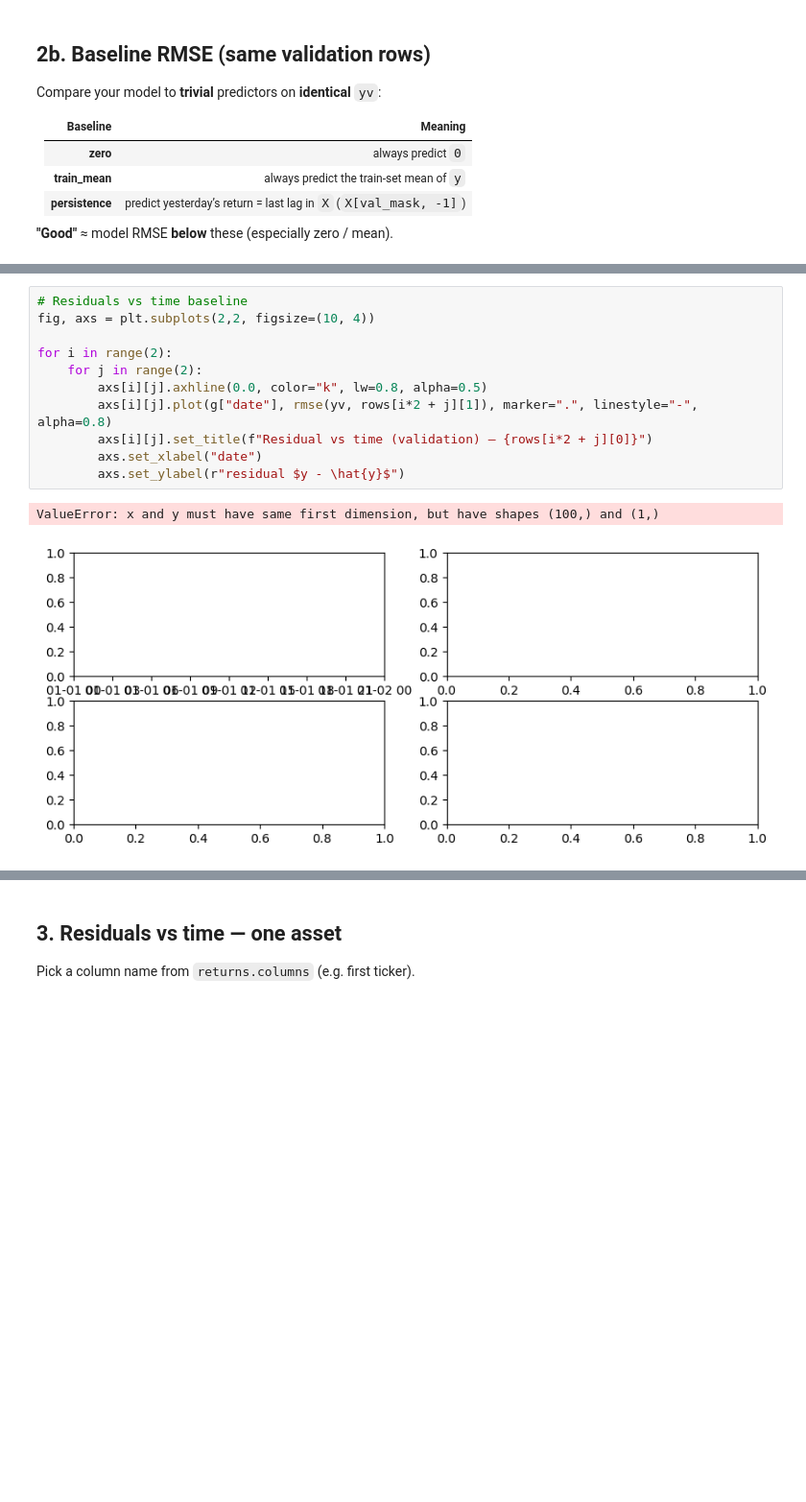
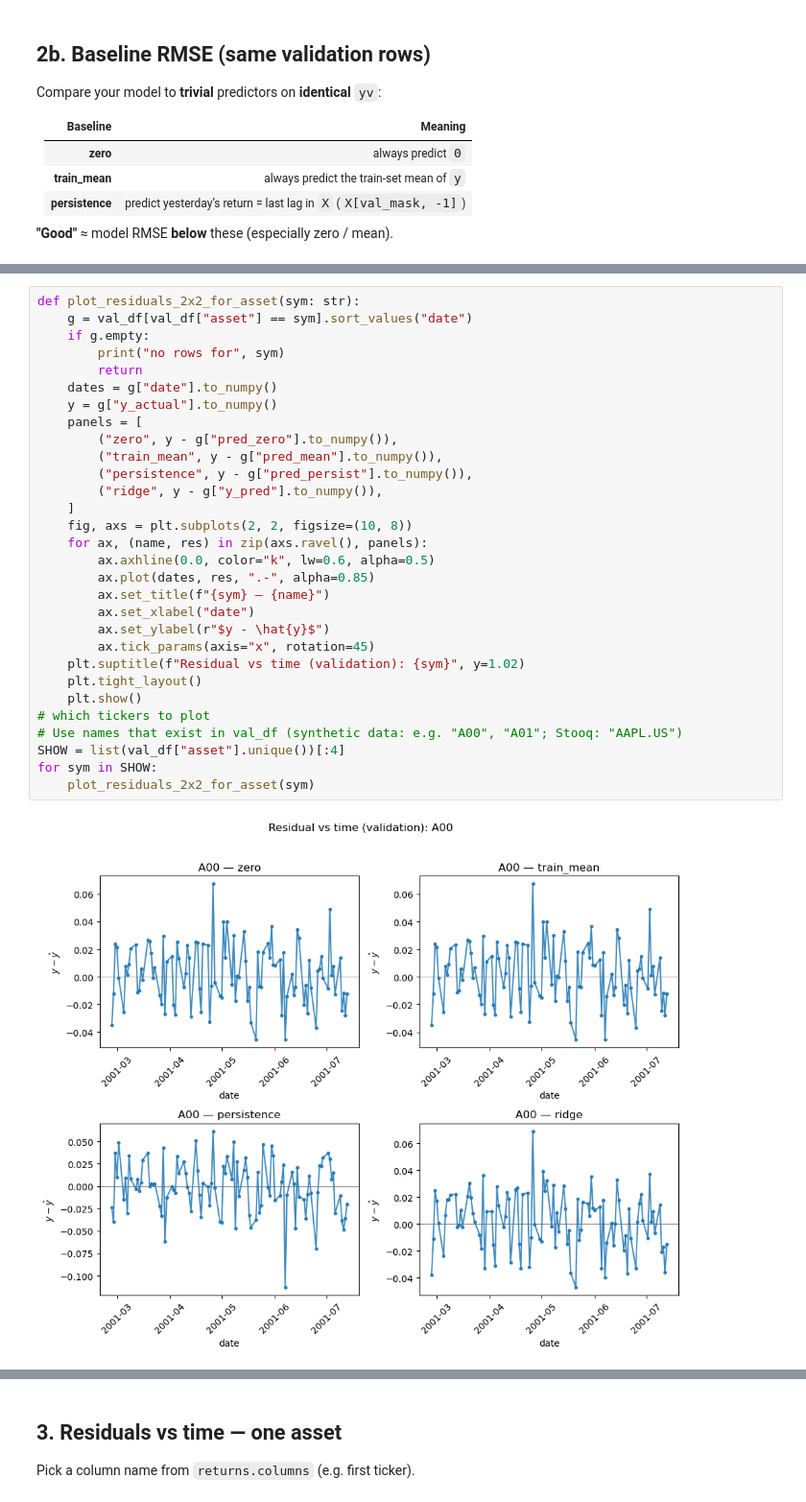
Before and after one commit to alexlinapp/portfolio-optim-methods, a Jupyter notebook: notebooks/residual_diagnostics.ipynb, the cells around one changed output, grey strips where cells are left out. Shown at 96% size. Saved outputs shown, nothing was run; the diff lists cells and outputs as text; blank space fills up the shorter version.

```diff
--- a/notebooks/residual_diagnostics.ipynb
+++ b/notebooks/residual_diagnostics.ipynb
@@ -143,14 +164,32 @@ per_asset = pd.DataFrame(rows_out).sort_values("asset")
-# %%
-# Residuals vs time baseline
-fig, axs = plt.subplots(2,2, figsize=(10, 4))
-
-for i in range(2):
-    for j in range(2):
-        axs[i][j].axhline(0.0, color="k", lw=0.8, alpha=0.5)
-        axs[i][j].plot(g["date"], rmse(yv, rows[i*2 + j][1]), marker=".", linestyle="-", alpha=0.8)
-        axs[i][j].set_title(f"Residual vs time (validation) — {rows[i*2 + j][0]}")
-        axs.set_xlabel("date")
-        axs.set_ylabel(r"residual $y - \hat{y}$")
-# %% [output]
-ValueError: x and y must have same first dimension, but have shapes (100,) and (1,)
-[figure, removed]
+# %%
+def plot_residuals_2x2_for_asset(sym: str):
+    g = val_df[val_df["asset"] == sym].sort_values("date")
+    if g.empty:
+        print("no rows for", sym)
+        return
+    dates = g["date"].to_numpy()
+    y = g["y_actual"].to_numpy()
+    panels = [
+        ("zero", y - g["pred_zero"].to_numpy()),
+        ("train_mean", y - g["pred_mean"].to_numpy()),
+        ("persistence", y - g["pred_persist"].to_numpy()),
+        ("ridge", y - g["y_pred"].to_numpy()),
+    ]
+    fig, axs = plt.subplots(2, 2, figsize=(10, 8))
+    for ax, (name, res) in zip(axs.ravel(), panels):
+        ax.axhline(0.0, color="k", lw=0.6, alpha=0.5)
+        ax.plot(dates, res, ".-", alpha=0.85)
+        ax.set_title(f"{sym} — {name}")
+        ax.set_xlabel("date")
+        ax.set_ylabel(r"$y - \hat{y}$")
+        ax.tick_params(axis="x", rotation=45)
+    plt.suptitle(f"Residual vs time (validation): {sym}", y=1.02)
+    plt.tight_layout()
+    plt.show()
+# which tickers to plot
+# Use names that exist in val_df (synthetic data: e.g. "A00", "A01"; Stooq: "AAPL.US")
+SHOW = list(val_df["asset"].unique())[:4]
+for sym in SHOW:
+    plot_residuals_2x2_for_asset(sym)
+# %% [output]
+[figure, added]
```
Also changed, not shown: parts of 10 cells of this notebook, 1 other file.
